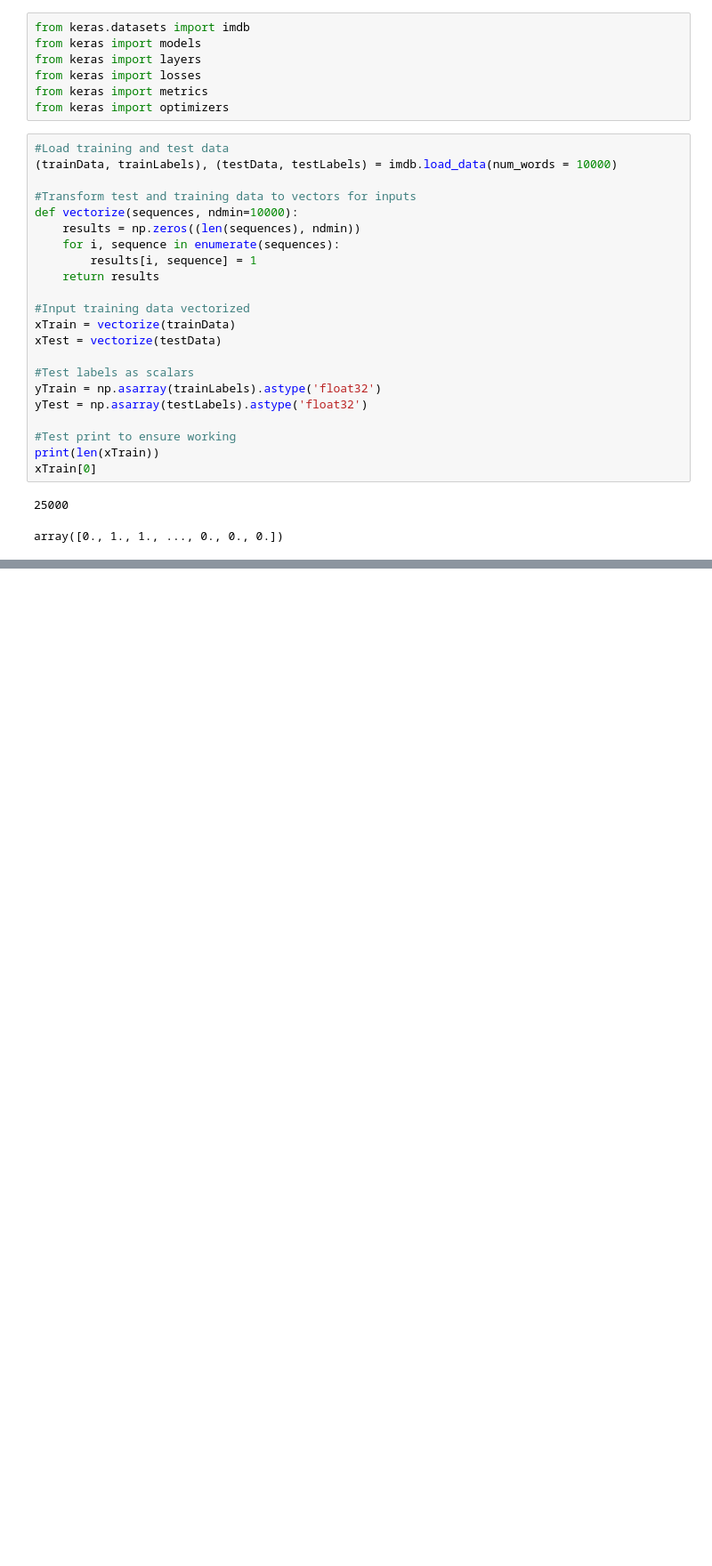
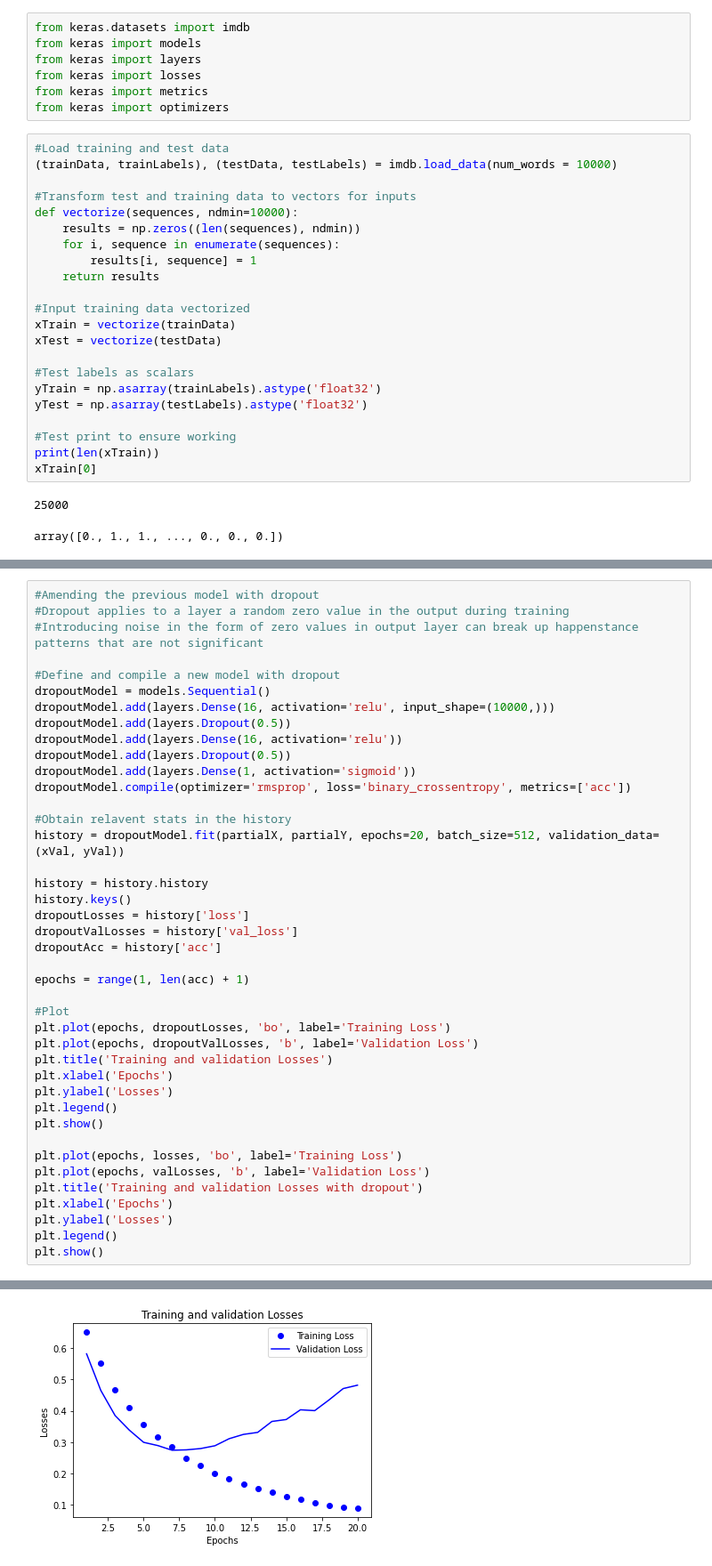
Before and after one commit to wsseabor/ai-notebook, a Jupyter notebook: binary_classification.ipynb, the cells around one changed output, grey strips where cells are left out. Shown at 89% size. Cells and saved outputs as stored; diff of their text form; blank space fills up the shorter version.

Commit message:
Added dropout modeling

```diff
--- a/binary_classification.ipynb
+++ b/binary_classification.ipynb
@@ -89,0 +87,42 @@ Epoch 20/20
+# %%
+#Amending the previous model with dropout
+#Dropout applies to a layer a random zero value in the output during training
+#Introducing noise in the form of zero values in output layer can break up happenstance patterns that are not significant
+
+#Define and compile a new model with dropout
+dropoutModel = models.Sequential()
+dropoutModel.add(layers.Dense(16, activation='relu', input_shape=(10000,)))
+dropoutModel.add(layers.Dropout(0.5))
+dropoutModel.add(layers.Dense(16, activation='relu'))
+dropoutModel.add(layers.Dropout(0.5))
+dropoutModel.add(layers.Dense(1, activation='sigmoid'))
+dropoutModel.compile(optimizer='rmsprop', loss='binary_crossentropy', metrics=['acc'])
+
+#Obtain relavent stats in the history
+history = dropoutModel.fit(partialX, partialY, epochs=20, batch_size=512, validation_data=(xVal, yVal))
+
+history = history.history
+history.keys()
+dropoutLosses = history['loss']
+dropoutValLosses = history['val_loss']
+dropoutAcc = history['acc']
+
+epochs = range(1, len(acc) + 1)
+
+#Plot
+plt.plot(epochs, dropoutLosses, 'bo', label='Training Loss')
+plt.plot(epochs, dropoutValLosses, 'b', label='Validation Loss')
+plt.title('Training and validation Losses')
+plt.xlabel('Epochs')
+plt.ylabel('Losses')
+plt.legend()
+plt.show()
+
+plt.plot(epochs, losses, 'bo', label='Training Loss')
+plt.plot(epochs, valLosses, 'b', label='Validation Loss')
+plt.title('Training and validation Losses with dropout')
+plt.xlabel('Epochs')
+plt.ylabel('Losses')
+plt.legend()
+plt.show()
+# %% [output]
@@ -89,0 +146 @@ Epoch 20/20
+[figure, added]
```
Also changed, not shown: parts of 7 cells of this notebook.
